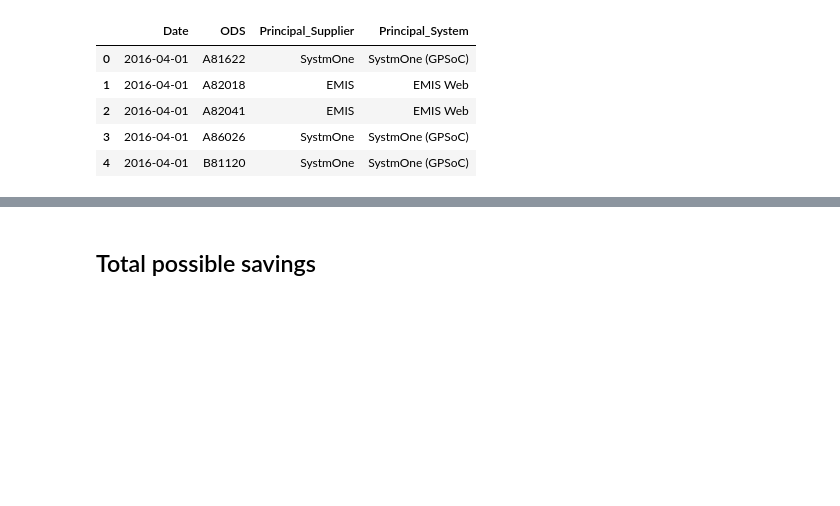
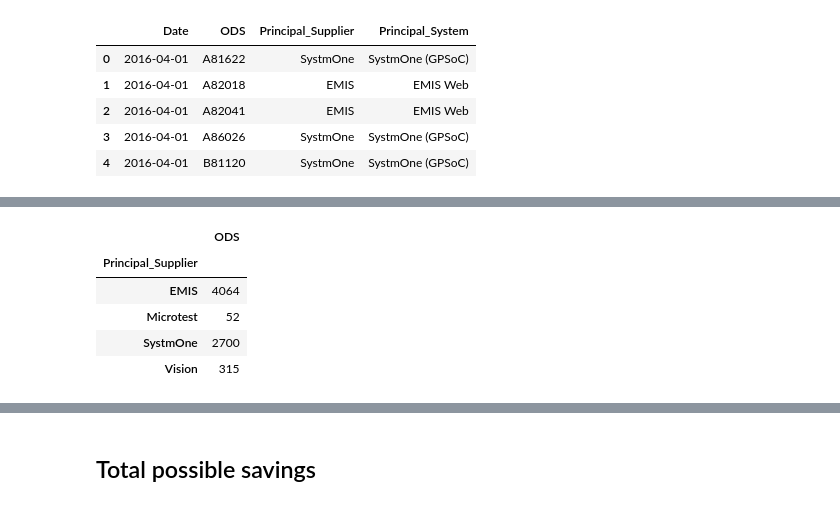
Before and after one commit to ebmdatalab/ghost_branded_generics_paper, a Jupyter notebook: Ghost Branded Generics.ipynb, the cells around one changed output, grey strips where cells are left out. Drawn from its saved outputs; the diff is of its cells as text; code cells hidden in the pictures; blank space fills up the shorter version.

```diff
--- a/Ghost Branded Generics.ipynb
+++ b/Ghost Branded Generics.ipynb
@@ -254,3 +265,12 @@ epr.head()
+# %%
+epr_march19.groupby('Principal_Supplier').count()
+# %% [output]
+|  | ODS |
+| Principal_Supplier |  |
+| EMIS | 4064 |
+| Microtest | 52 |
+| SystmOne | 2700 |
+| Vision | 315 |
 # %%
 numbers = practice[['month','practice', 'possible_savings','net_cost']]
 first = epr.loc[epr['Date']=='2016-03-01',['ODS','Principal_Supplier']]
```
Also changed, not shown: parts of 2 cells of this notebook.
